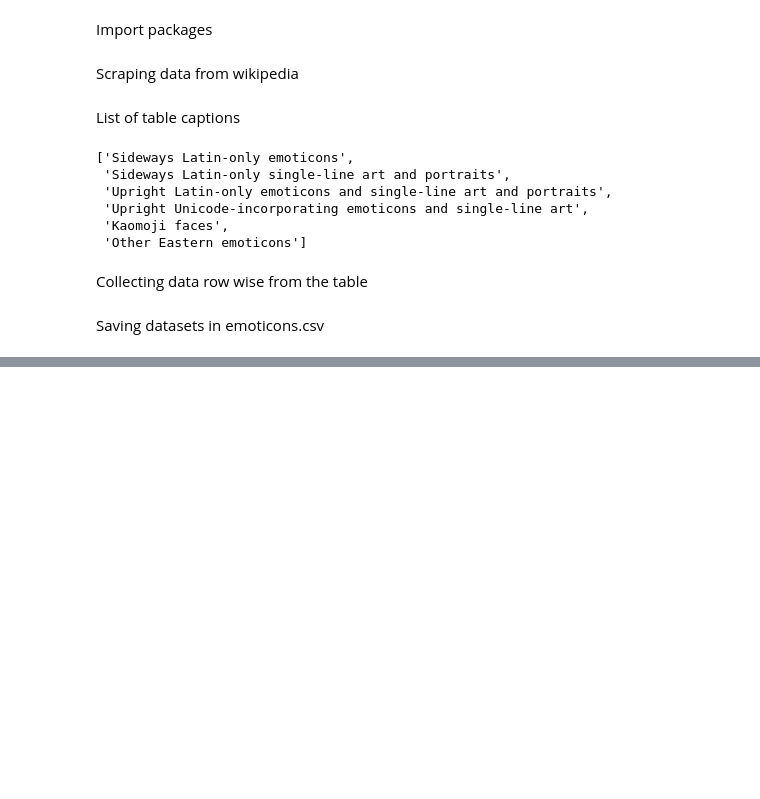
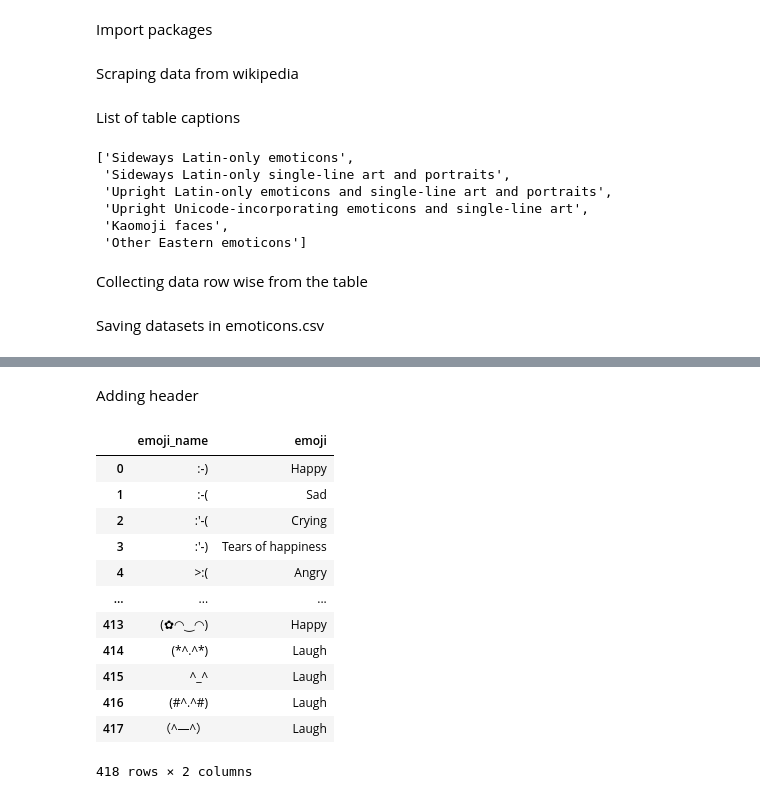
Before and after one commit to KarthikUdyawar/Get-data, a Jupyter notebook: Get-data.ipynb, the cells around one changed output, grey strips where cells are left out. Saved outputs shown, nothing was run; the diff lists cells and outputs as text; code cells hidden in the pictures; blank space fills up the shorter version.

```diff
--- a/Get-data.ipynb
+++ b/Get-data.ipynb
@@ -244,0 +327,20 @@ with open('datasets/emoticons.csv', 'w', newline="",encoding='utf8') as f:
+# %% [markdown]
+Adding header
+# %%
+df5 = pd.read_csv('./datasets/emoticons.csv',encoding = 'utf8')
+df5.columns = ['emoji_name','emoji']
+df5
+# %% [output]
+|  | emoji_name | emoji |
+| 0 | :‑) | Happy |
+| 1 | :‑( | Sad |
+| 2 | :'‑( | Crying |
+| 3 | :'‑) | Tears of happiness |
+| 4 | >:( | Angry |
+| ... | ... | ... |
+| 413 | (✿◠‿◠) | Happy |
+| 414 | (*^.^*) | Laugh |
+| 415 | ^_^ | Laugh |
+| 416 | (#^.^#) | Laugh |
+| 417 | （^—^） | Laugh |
+418 rows × 2 columns
```
Also changed, not shown: parts of 24 cells of this notebook, 3 other files.
